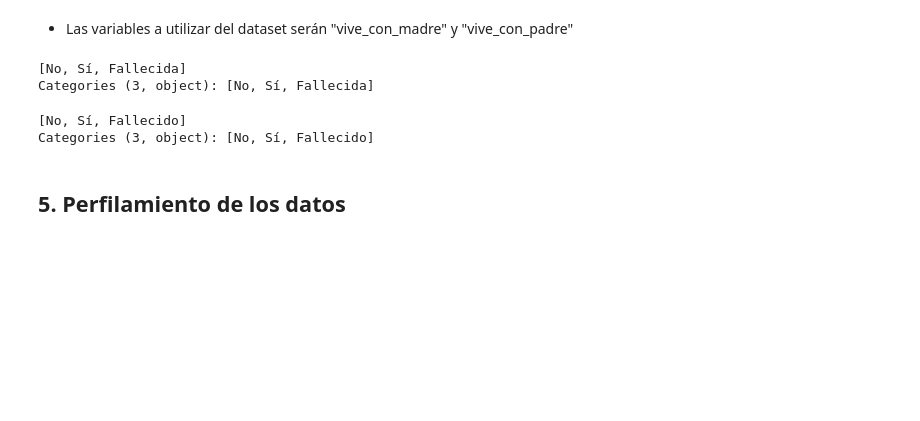
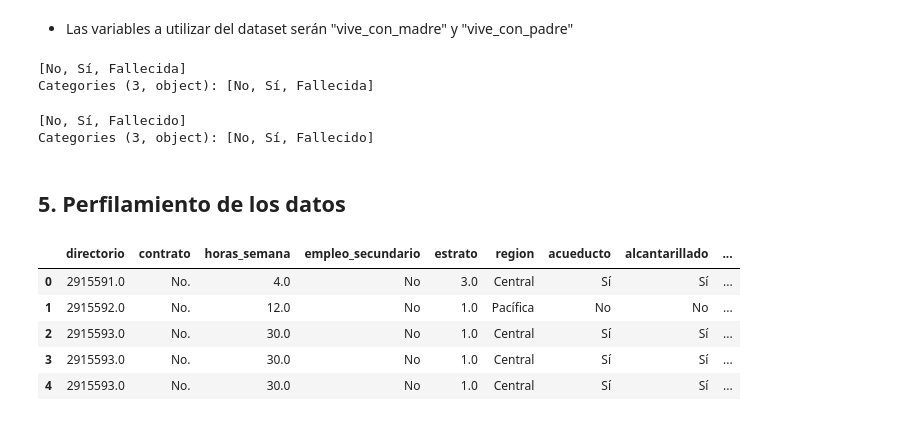
Before and after one commit to jpcano1/MINE-4101-tareas, a Jupyter notebook: lab_2.ipynb, the cells around one changed output. Drawn from its saved outputs; the diff is of its cells as text; code cells hidden in the pictures; blank space fills up the shorter version.

Commit message:
Taller 2 finalizado

```diff
--- a/lab_2.ipynb
+++ b/lab_2.ipynb
@@ -432,3 +434,12 @@ final_data = pd.merge(
     pd.merge(data_fuerza, data_condiciones, how="inner", on="directorio"),
     data_composicion, how="inner", on="directorio"
 )
+# %%
+final_data.head()
+# %% [output]
+|  | directorio | contrato | horas_semana | empleo_secundario | estrato | region | acueducto | alcantarillado | ... |
+| 0 | 2915591.0 | No. | 4.0 | No | 3.0 | Central | Sí | Sí | ... |
+| 1 | 2915592.0 | No. | 12.0 | No | 1.0 | Pacífica | No | No | ... |
+| 2 | 2915593.0 | No. | 30.0 | No | 1.0 | Central | Sí | Sí | ... |
+| 3 | 2915593.0 | No. | 30.0 | No | 1.0 | Central | Sí | Sí | ... |
+| 4 | 2915593.0 | No. | 30.0 | No | 1.0 | Central | Sí | Sí | ... |
```
Also changed, not shown: parts of 5 cells of this notebook.
